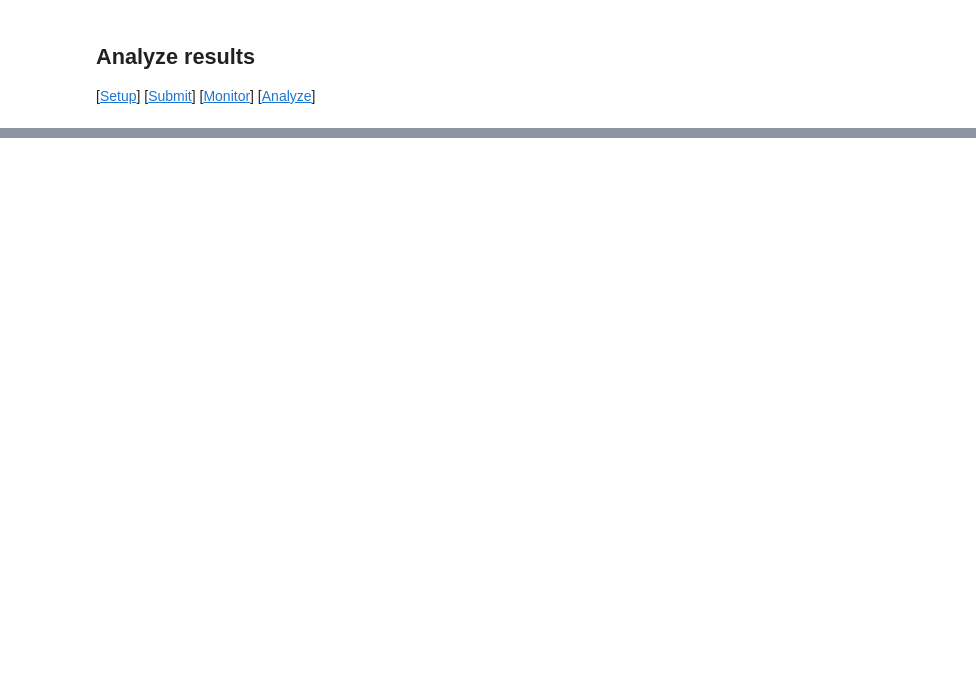
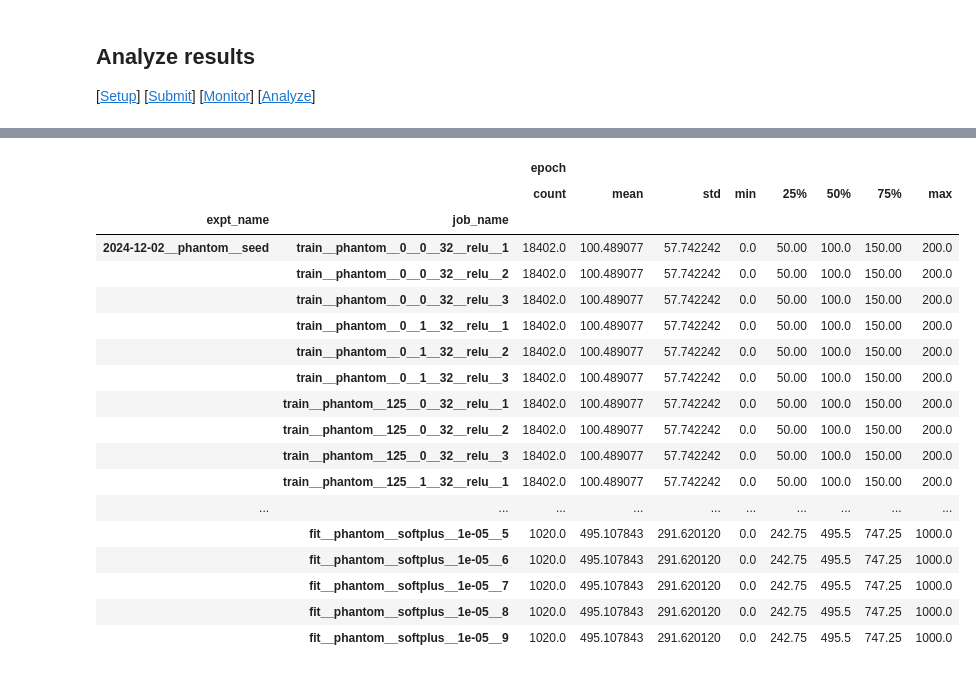
Before and after one commit to mattragoza/lung-project, a Jupyter notebook: notebooks/phantom-lung-experiment.ipynb, the cells around one changed output, grey strips where cells are left out. Saved outputs shown, nothing was run; the diff lists cells and outputs as text; code cells hidden in the pictures; blank space fills up the shorter version.

```diff
--- a/notebooks/phantom-lung-experiment.ipynb
+++ b/notebooks/phantom-lung-experiment.ipynb
@@ -301,0 +987,22 @@ m[(m.phase == 'test') & (m.epoch > 190) & (m.conv_channels > 8)].groupby(['dummy
+# %%
+%autoreload
+for i in model_inds:
+    for j in range(n_samples):
+        index = (model_names[i], j)
+
+        e_pred = torch.as_tensor(e_preds[i][j])
+        e_true = torch.as_tensor(e_trues[i][j])
+        region_mask = torch.as_tensor(masks[i][j])
+        binary_mask = (region_mask > 0)
+
+        error = project.evaluation.mean_relative_error(
+            e_pred.unsqueeze(-1), e_true.unsqueeze(-1), binary_mask
+        ).item() * 100
+        cte = project.evaluation.contrast_transfer_efficiency(
+            e_pred, e_true, region_mask
+        ).item()
+
+        metrics.loc[index, 'error'] = error
+        metrics.loc[index, 'CTE'] = cte
+
+metrics
@@ -301,0 +1082,28 @@ m[(m.phase == 'test') & (m.epoch > 190) & (m.conv_channels > 8)].groupby(['dummy
+# %%
+metrics = pd.concat(all_metrics)
+metrics['trainer_task'] = metrics['trainer_task'].fillna('train')
+metrics['num_epochs'] = metrics['num_epochs'].fillna(200)
+metrics['input_anat'] = metrics['input_anat'].fillna(True)
+metrics['input_coords'] = metrics['input_coords'].fillna(False)
+
+metrics.groupby(['expt_name', 'job_name'])[['epoch']].describe()
+# %% [output]
+|  |  | epoch |  |  |  |  |  |  |  |
+|  |  | count | mean | std | min | 25% | 50% | 75% | max |
+| expt_name | job_name |  |  |  |  |  |  |  |  |
+| 2024-12-02__phantom__seed | train__phantom__0__0__32__relu__1 | 18402.0 | 100.489077 | 57.742242 | 0.0 | 50.00 | 100.0 | 150.00 | 200.0 |
+|  | train__phantom__0__0__32__relu__2 | 18402.0 | 100.489077 | 57.742242 | 0.0 | 50.00 | 100.0 | 150.00 | 200.0 |
+|  | train__phantom__0__0__32__relu__3 | 18402.0 | 100.489077 | 57.742242 | 0.0 | 50.00 | 100.0 | 150.00 | 200.0 |
+|  | train__phantom__0__1__32__relu__1 | 18402.0 | 100.489077 | 57.742242 | 0.0 | 50.00 | 100.0 | 150.00 | 200.0 |
+|  | train__phantom__0__1__32__relu__2 | 18402.0 | 100.489077 | 57.742242 | 0.0 | 50.00 | 100.0 | 150.00 | 200.0 |
+|  | train__phantom__0__1__32__relu__3 | 18402.0 | 100.489077 | 57.742242 | 0.0 | 50.00 | 100.0 | 150.00 | 200.0 |
+|  | train__phantom__125__0__32__relu__1 | 18402.0 | 100.489077 | 57.742242 | 0.0 | 50.00 | 100.0 | 150.00 | 200.0 |
+|  | train__phantom__125__0__32__relu__2 | 18402.0 | 100.489077 | 57.742242 | 0.0 | 50.00 | 100.0 | 150.00 | 200.0 |
+|  | train__phantom__125__0__32__relu__3 | 18402.0 | 100.489077 | 57.742242 | 0.0 | 50.00 | 100.0 | 150.00 | 200.0 |
+|  | train__phantom__125__1__32__relu__1 | 18402.0 | 100.489077 | 57.742242 | 0.0 | 50.00 | 100.0 | 150.00 | 200.0 |
+| ... | ... | ... | ... | ... | ... | ... | ... | ... | ... |
+|  | fit__phantom__softplus__1e-05__5 | 1020.0 | 495.107843 | 291.620120 | 0.0 | 242.75 | 495.5 | 747.25 | 1000.0 |
+|  | fit__phantom__softplus__1e-05__6 | 1020.0 | 495.107843 | 291.620120 | 0.0 | 242.75 | 495.5 | 747.25 | 1000.0 |
+|  | fit__phantom__softplus__1e-05__7 | 1020.0 | 495.107843 | 291.620120 | 0.0 | 242.75 | 495.5 | 747.25 | 1000.0 |
+|  | fit__phantom__softplus__1e-05__8 | 1020.0 | 495.107843 | 291.620120 | 0.0 | 242.75 | 495.5 | 747.25 | 1000.0 |
+|  | fit__phantom__softplus__1e-05__9 | 1020.0 | 495.107843 | 291.620120 | 0.0 | 242.75 | 495.5 | 747.25 | 1000.0 |
```
Also changed, not shown: parts of 47 cells of this notebook, 13 other files.
